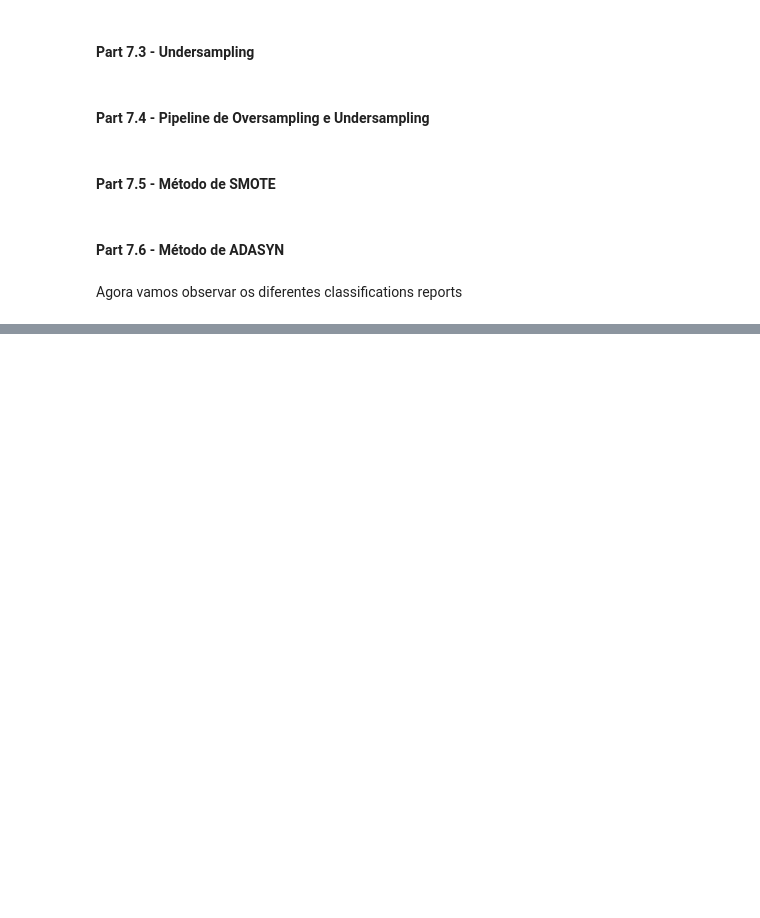
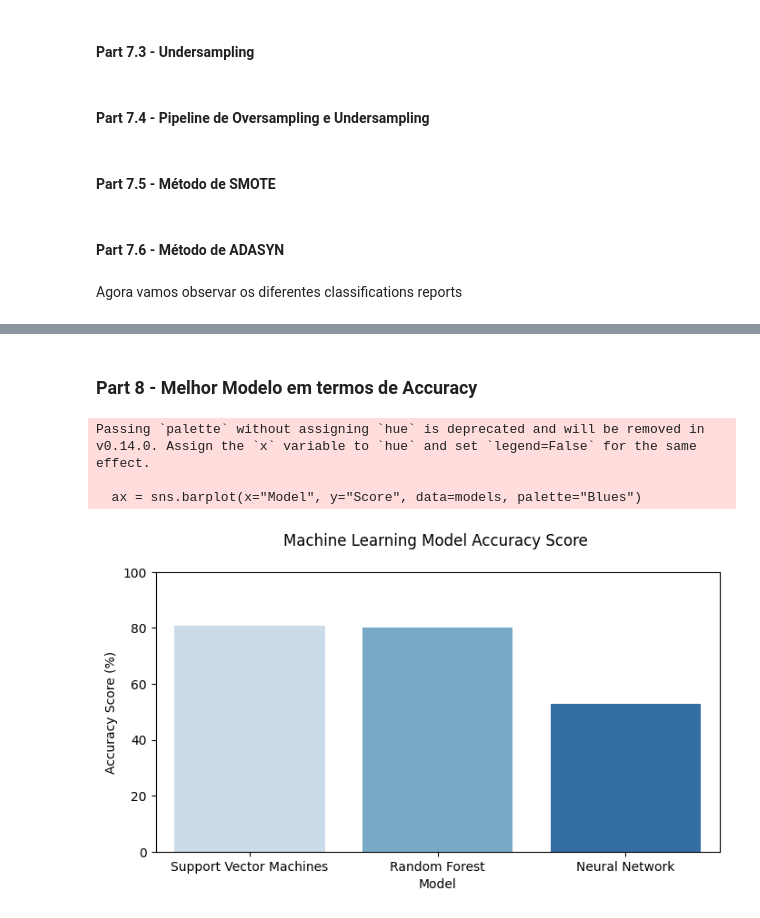
Before and after one commit to pedro-nuno-monteiro/ac_projeto, a Jupyter notebook: project scen B.ipynb, the cells around one changed output, grey strips where cells are left out. Cells and saved outputs as stored; diff of their text form; code cells hidden in the pictures; blank space fills up the shorter version.

```diff
--- a/project scen B.ipynb
+++ b/project scen B.ipynb
@@ -926,7 +928,9 @@ Accuracy: 0.81
    macro avg       0.38      0.40      0.33      3695
 weighted avg       0.77      0.51      0.58      3695
 # %%
-cf_matrix = confusion_matrix(y_test, y_pred_2)
+y_pred_2_svc = y_pred_2
+
+cf_matrix = confusion_matrix(y_test, y_pred_2_svc)
 
 ax = sns.heatmap(cf_matrix, annot = True, cmap = 'seismic', fmt = "4.0f")
 ax.set_title('Seaborn Confusion Matrix\n\n')
@@ -1148,0 +1168,25 @@ weighted avg       0.80      0.22      0.32      3695
+# %% [markdown]
+### Part 8 - Melhor Modelo em termos de Accuracy
+# %%
+mlp_accuracy = round(accuracy_score(y_pred_5_mlp, y_test) * 100, 2)
+svc_accuracy = round(accuracy_score(y_pred_2_svc, y_test) * 100, 2)
+rf_accuracy = round(accuracy_score(y_pred_6_rf, y_test) * 100, 2)
+
+
+models = pd.DataFrame({
+    'Model': ['Support Vector Machines', 'Random Forest', 'Neural Network'],
+    'Score': [svc_accuracy, rf_accuracy, mlp_accuracy]})
+models.sort_values(by='Score', ascending=True)
+
+plt.figure(figsize=(8, 4))
+ax = sns.barplot(x="Model", y="Score", data=models, palette="Blues")
+plt.title("Machine Learning Model Accuracy Score \n")
+plt.xlabel("Model")
+plt.ylabel("Accuracy Score (%)")
+plt.ylim(0, 100)
+plt.show()
+# %% [output]
+Passing `palette` without assigning `hue` is deprecated and will be removed in v0.14.0. Assign the `x` variable to `hue` and set `legend=False` for the same effect.
+
+  ax = sns.barplot(x="Model", y="Score", data=models, palette="Blues")
+[figure, added]
```
Also changed, not shown: parts of 7 cells of this notebook, 1 other file.
